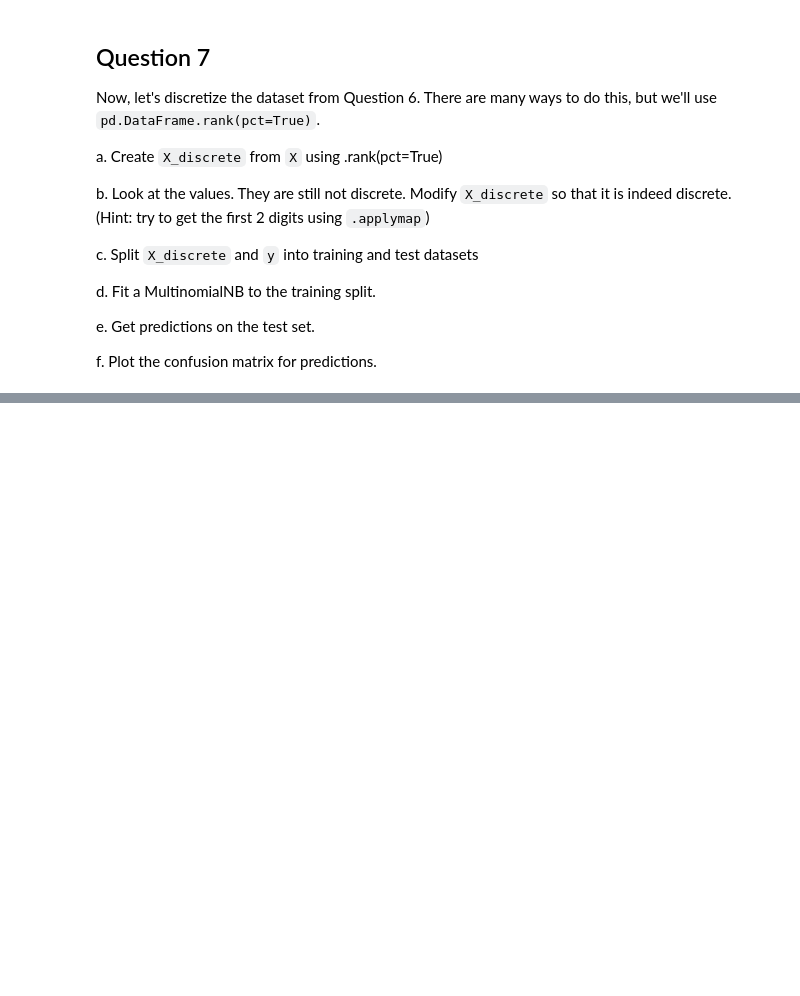
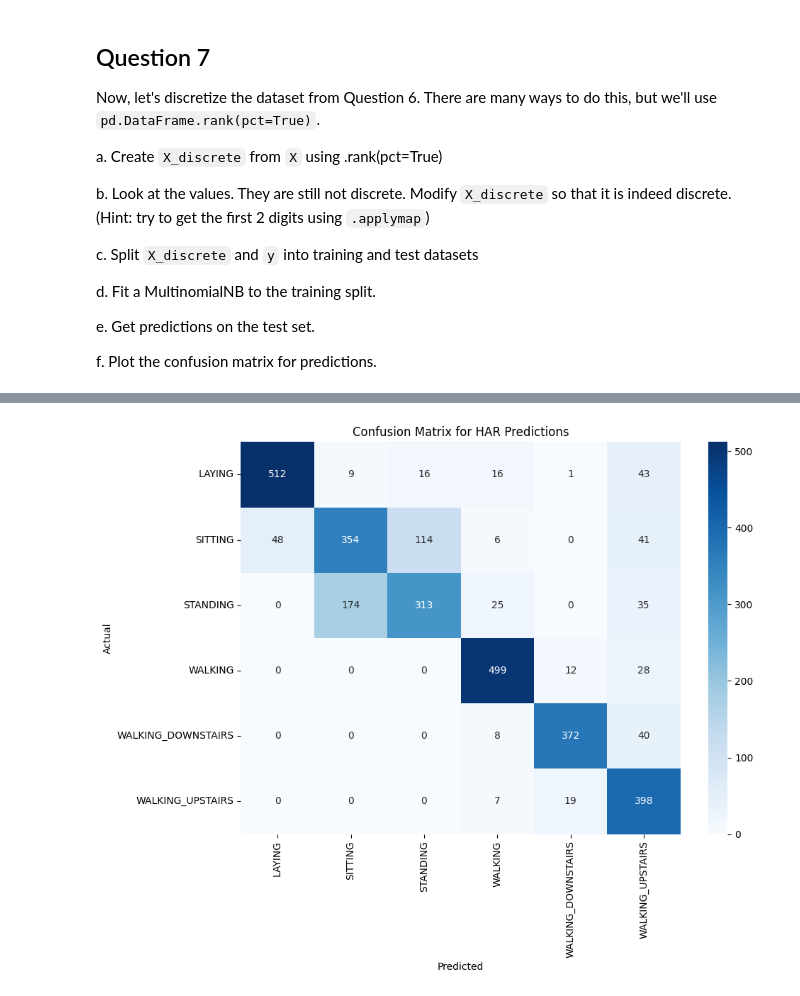
Before and after one commit to dattali18/machine_learning_msc_course, a Jupyter notebook: week6/code/Week6_Naive_Bayes_HW.ipynb, the cells around one changed output, grey strips where cells are left out. Saved outputs shown, nothing was run; the diff lists cells and outputs as text; code cells hidden in the pictures; blank space fills up the shorter version.

```diff
--- a/week6/code/Week6_Naive_Bayes_HW.ipynb
+++ b/week6/code/Week6_Naive_Bayes_HW.ipynb
@@ -206,3 +379,5 @@ d. Fit a MultinomialNB to the training split.
 e. Get predictions on the test set.
 
 f. Plot the confusion matrix for predictions.
+# %%
+X_discrete = X.copy().rank(pct=True)
@@ -208,0 +411,9 @@ f. Plot the confusion matrix for predictions.
+# %%
+X_train_discrete, X_test_discrete = train_test_split(X_discrete, test_size=0.3, random_state=42)
+y_train, y_test = train_test_split(y, test_size=0.3, random_state=42)
+# %%
+# fit a NB Multinomial model
+from sklearn.naive_bayes import MultinomialNB
+
+mnb = MultinomialNB()
+mnb.fit(X_train_discrete, y_train)
@@ -208,0 +422,2 @@ f. Plot the confusion matrix for predictions.
+# %%
+predictions = mnb.predict(X_test_discrete)
@@ -208,0 +442,21 @@ f. Plot the confusion matrix for predictions.
+# %%
+from sklearn.metrics import confusion_matrix
+import seaborn as sns
+
+# plot the hitmap using sns
+import matplotlib.pyplot as plt
+
+labels = sorted(y.unique())
+cm = confusion_matrix(y_test, predictions, labels=labels)
+
+fig, ax = plt.subplots(figsize=(10, 8))
+sns.heatmap(cm, annot=True, fmt='d', cmap='Blues', xticklabels=labels, yticklabels=labels, ax=ax)
+ax.set_xlabel('Predicted')
+ax.set_ylabel('Actual')
+ax.set_title('Confusion Matrix for HAR Predictions')
+plt.xticks(rotation=90)
+plt.yticks(rotation=0)
+plt.tight_layout()
+plt.show()
+# %% [output]
+[figure, added]
```
Also changed, not shown: parts of 47 cells of this notebook.
